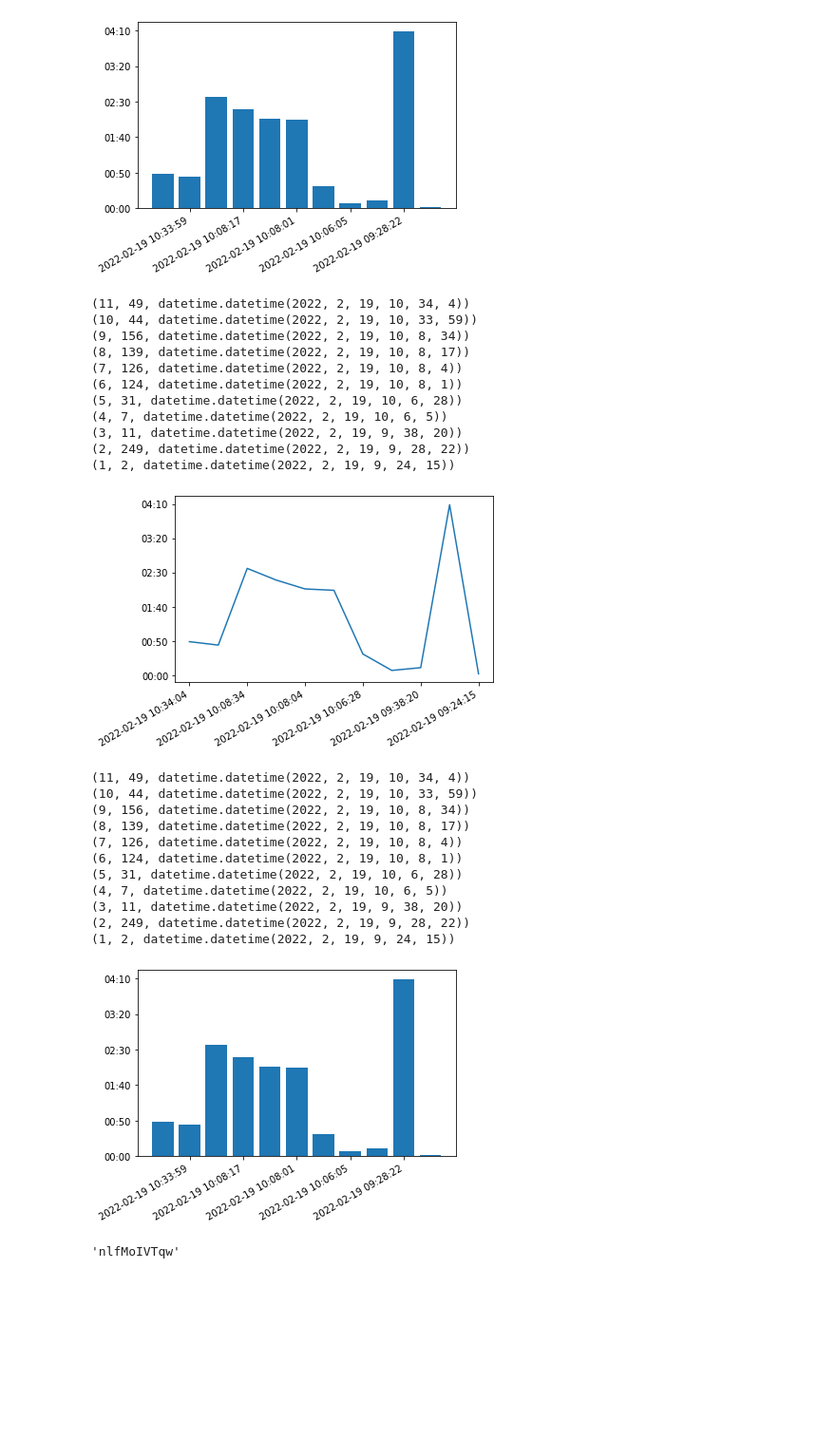
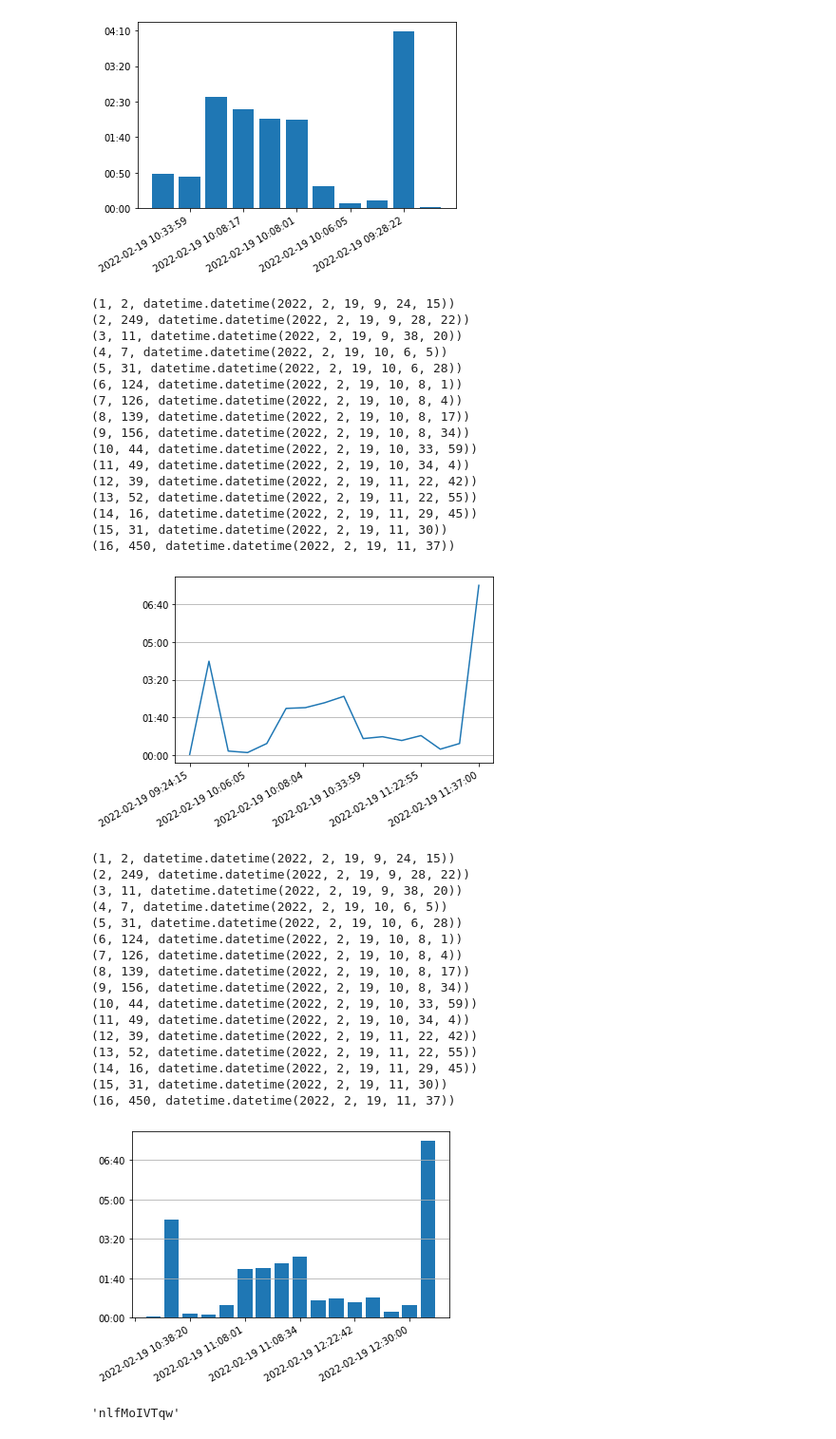
Before and after one commit to lincolnnguyen18/rapid-tracing4, a Jupyter notebook: notebooks/chart_timerecords.ipynb, the cells around one changed output. Shown: that part at 95% size. Drawn from its saved outputs; the diff is of its cells as text; code cells hidden in the pictures; blank space fills up the shorter version.

```diff
--- a/notebooks/chart_timerecords.ipynb
+++ b/notebooks/chart_timerecords.ipynb
@@ -127,24 +127,30 @@ def get_user_picture_time_records_chart(user_id, picture_id):
   plt.gca().xaxis.set_major_locator(mdates.DayLocator(interval=N//5))
   formatter = ticker.FuncFormatter(lambda s, y: time.strftime('%M:%S', time.gmtime(s)))
   plt.gca().yaxis.set_major_formatter(formatter)
+  plt.gca().yaxis.grid(True)
   plt.plot(x, y)
   plt.gcf().autofmt_xdate()
   # plt.show()
 
 get_user_picture_time_records_chart(1, 1)
 # %% [output]
+(1, 2, datetime.datetime(2022, 2, 19, 9, 24, 15))
+(2, 249, datetime.datetime(2022, 2, 19, 9, 28, 22))
+(3, 11, datetime.datetime(2022, 2, 19, 9, 38, 20))
+(4, 7, datetime.datetime(2022, 2, 19, 10, 6, 5))
+(5, 31, datetime.datetime(2022, 2, 19, 10, 6, 28))
+(6, 124, datetime.datetime(2022, 2, 19, 10, 8, 1))
+(7, 126, datetime.datetime(2022, 2, 19, 10, 8, 4))
+(8, 139, datetime.datetime(2022, 2, 19, 10, 8, 17))
+(9, 156, datetime.datetime(2022, 2, 19, 10, 8, 34))
+(10, 44, datetime.datetime(2022, 2, 19, 10, 33, 59))
 (11, 49, datetime.datetime(2022, 2, 19, 10, 34, 4))
-(10, 44, datetime.datetime(2022, 2, 19, 10, 33, 59))
-(9, 156, datetime.datetime(2022, 2, 19, 10, 8, 34))
-(8, 139, datetime.datetime(2022, 2, 19, 10, 8, 17))
-(7, 126, datetime.datetime(2022, 2, 19, 10, 8, 4))
-(6, 124, datetime.datetime(2022, 2, 19, 10, 8, 1))
-(5, 31, datetime.datetime(2022, 2, 19, 10, 6, 28))
-(4, 7, datetime.datetime(2022, 2, 19, 10, 6, 5))
-(3, 11, datetime.datetime(2022, 2, 19, 9, 38, 20))
-(2, 249, datetime.datetime(2022, 2, 19, 9, 28, 22))
-(1, 2, datetime.datetime(2022, 2, 19, 9, 24, 15))
+(12, 39, datetime.datetime(2022, 2, 19, 11, 22, 42))
+(13, 52, datetime.datetime(2022, 2, 19, 11, 22, 55))
+(14, 16, datetime.datetime(2022, 2, 19, 11, 29, 45))
+(15, 31, datetime.datetime(2022, 2, 19, 11, 30))
+(16, 450, datetime.datetime(2022, 2, 19, 11, 37))
-[figure, old version]
+[figure, new version]
 # %%
 import mysql.connector
 import matplotlib.ticker as ticker
@@ -152,46 +158,53 @@ import matplotlib.pyplot as plt
 import matplotlib.dates as mdates
 import numpy as np
 import time
+import datetime
 
 mydb = mysql.connector.connect(
   host="localhost",
   user="admin",
   password="pass123",
   database="rapid_tracing"
 )
 
 def get_user_picture_time_records_chart(user_id, picture_id):
   cursor = mydb.cursor()
   cursor.execute("call get_user_picture_time_records(%s, %s)", (user_id, picture_id))
   result = cursor.fetchall()
   for row in result:
     print(row)
   N = len(result)
   x = []
   for record in result:
-    datetime = record[2]
-    x.append(datetime.strftime("%Y-%m-%d %H:%M:%S"))
+    _datetime = record[2] + datetime.timedelta(hours=1)
+    x.append(_datetime.strftime("%Y-%m-%d %H:%M:%S"))
   y = [record[1] for record in result]
   plt.gca().xaxis.set_major_locator(mdates.DayLocator(interval=N//5))
   formatter = ticker.FuncFormatter(lambda s, y: time.strftime('%M:%S', time.gmtime(s)))
   plt.gca().yaxis.set_major_formatter(formatter)
+  plt.gca().yaxis.grid(True)
   plt.bar(x, y, align='center')
   plt.gcf().autofmt_xdate()
 
 get_user_picture_time_records_chart(1, 1)
 # %% [output]
+(1, 2, datetime.datetime(2022, 2, 19, 9, 24, 15))
+(2, 249, datetime.datetime(2022, 2, 19, 9, 28, 22))
+(3, 11, datetime.datetime(2022, 2, 19, 9, 38, 20))
+(4, 7, datetime.datetime(2022, 2, 19, 10, 6, 5))
+(5, 31, datetime.datetime(2022, 2, 19, 10, 6, 28))
+(6, 124, datetime.datetime(2022, 2, 19, 10, 8, 1))
+(7, 126, datetime.datetime(2022, 2, 19, 10, 8, 4))
+(8, 139, datetime.datetime(2022, 2, 19, 10, 8, 17))
+(9, 156, datetime.datetime(2022, 2, 19, 10, 8, 34))
+(10, 44, datetime.datetime(2022, 2, 19, 10, 33, 59))
 (11, 49, datetime.datetime(2022, 2, 19, 10, 34, 4))
-(10, 44, datetime.datetime(2022, 2, 19, 10, 33, 59))
-(9, 156, datetime.datetime(2022, 2, 19, 10, 8, 34))
-(8, 139, datetime.datetime(2022, 2, 19, 10, 8, 17))
-(7, 126, datetime.datetime(2022, 2, 19, 10, 8, 4))
-(6, 124, datetime.datetime(2022, 2, 19, 10, 8, 1))
-(5, 31, datetime.datetime(2022, 2, 19, 10, 6, 28))
-(4, 7, datetime.datetime(2022, 2, 19, 10, 6, 5))
-(3, 11, datetime.datetime(2022, 2, 19, 9, 38, 20))
-(2, 249, datetime.datetime(2022, 2, 19, 9, 28, 22))
-(1, 2, datetime.datetime(2022, 2, 19, 9, 24, 15))
+(12, 39, datetime.datetime(2022, 2, 19, 11, 22, 42))
+(13, 52, datetime.datetime(2022, 2, 19, 11, 22, 55))
+(14, 16, datetime.datetime(2022, 2, 19, 11, 29, 45))
+(15, 31, datetime.datetime(2022, 2, 19, 11, 30))
+(16, 450, datetime.datetime(2022, 2, 19, 11, 37))
-[figure, old version]
+[figure, new version]
 # %%
 import random
 import string
```
Also changed, not shown: 2 other files.
